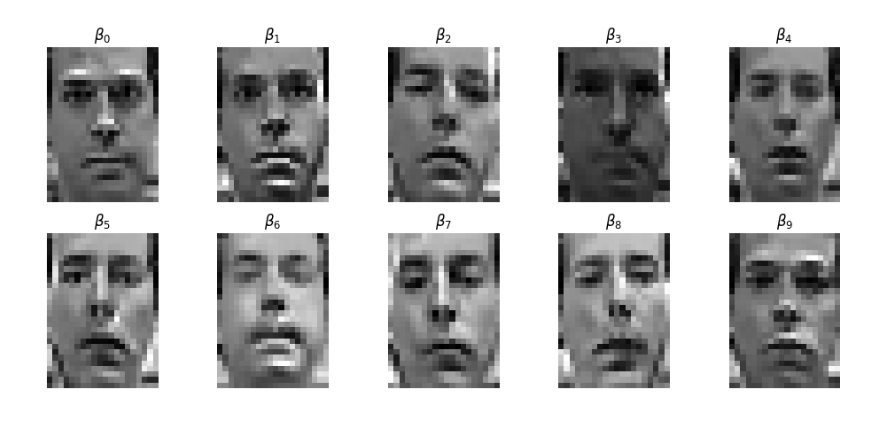
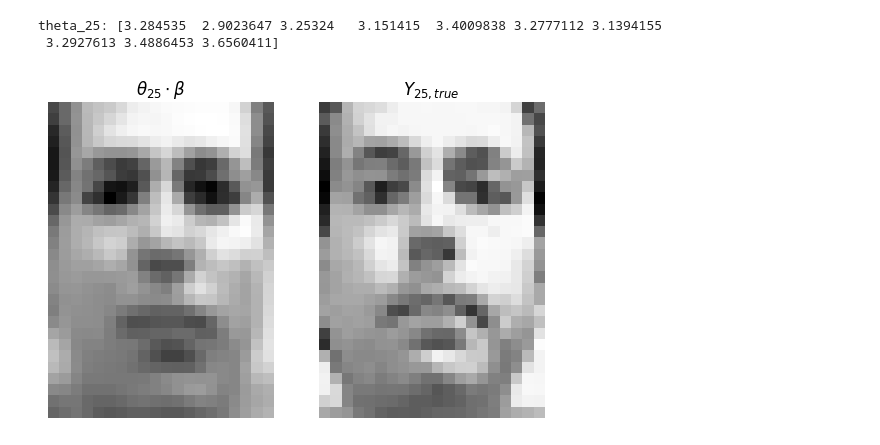
Before and after one commit to mahegz/ADVI, a Jupyter notebook: jax_example.ipynb, the cells around one changed output. Cells and saved outputs as stored; diff of their text form; code cells hidden in the pictures.

```diff
--- a/jax_example.ipynb
+++ b/jax_example.ipynb
@@ -271,0 +309,20 @@ thetas,betas  = nmf_model.t_inv_map(sample)
+# %%
+rank = 10
+nmf_model = NMF_Model_PoissonDirExp(data, rank)
+nmf_dim = nmf_model.dim
+k = jrandom.key(15)
+trial_vec = jrandom.normal(k, shape=(nmf_dim,))
+theta, beta = nmf_model.t_inv_map(trial_vec)
+nmf_advi = mean_field_advi(nmf_model)
+nmf_advi.run_advi(k, 3, 5001, 1e-6, print_every=500, adaptive=True)
+
+
+thetas,betas  = nmf_model.t_inv_map(nmf_advi.params["mu"])
+
+u = 42
+fig, axs = plt.subplots(2, 5, figsize=(12, 5))
+axs = axs.flatten()
+for i in range(10):
+    axs[i].imshow(betas[i].reshape(28, 20), cmap="gray")
+    axs[i].axis("off")
+    axs[i].set_title(rf"$\beta_{{{i}}}$")
@@ -272,23 +361,16 @@ thetas,betas  = nmf_model.t_inv_map(sample)
 # %%
-u = 42
-
-fig, axs = plt.subplots(2, 5, figsize=(12, 5))
-axs = axs.flatten()
-for i in range(10):
-    axs[i].imshow(betas[i].reshape(28, 20), cmap="gray")
-    axs[i].axis("off")
-    axs[i].set_title(rf"$\beta_{{{i}}}$")
-
-# u = 42
-# plt.figure()
-# plt.subplot(121)
-# plt.imshow((thetas[u] @ betas).reshape(28, 20), cmap="gray")
-# plt.axis("off")
-# plt.title(rf"$\theta_{{{u}}}\cdot\beta$")
-# plt.subplot(122)
-# plt.imshow(data[u].reshape(28, 20), cmap="gray")
-# plt.title(rf"$Y_{{{u}, true}}$")
-# plt.axis("off")
-# print(f"theta_{u}: {thetas[u]}")
+u = 25
+plt.figure()
+plt.subplot(121)
+plt.imshow((thetas[u] @ betas).reshape(28, 20), cmap="gray")
+plt.axis("off")
+plt.title(rf"$\theta_{{{u}}}\cdot\beta$")
+plt.subplot(122)
+plt.imshow((data[u]).reshape(28, 20), cmap="gray")
+plt.title(rf"$Y_{{{u}, true}}$")
+plt.axis("off")
+print(f"theta_{u}: {thetas[u]}")
 # %% [output]
+theta_25: [3.284535  2.9023647 3.25324   3.151415  3.4009838 3.2777112 3.1394155
+ 3.2927613 3.4886453 3.6560411]
-[figure, old version]
+[figure, new version]
```
Also changed, not shown: parts of 13 cells of this notebook, 1 other file.
